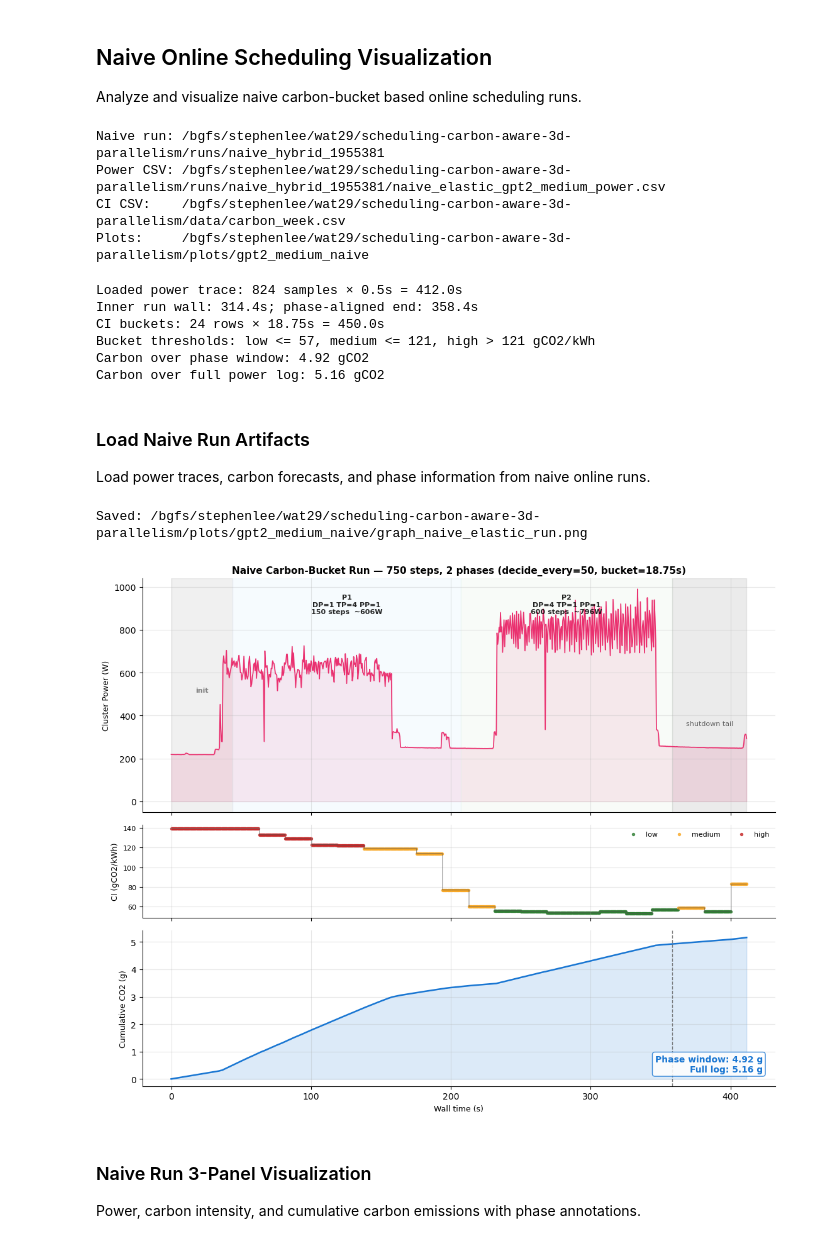
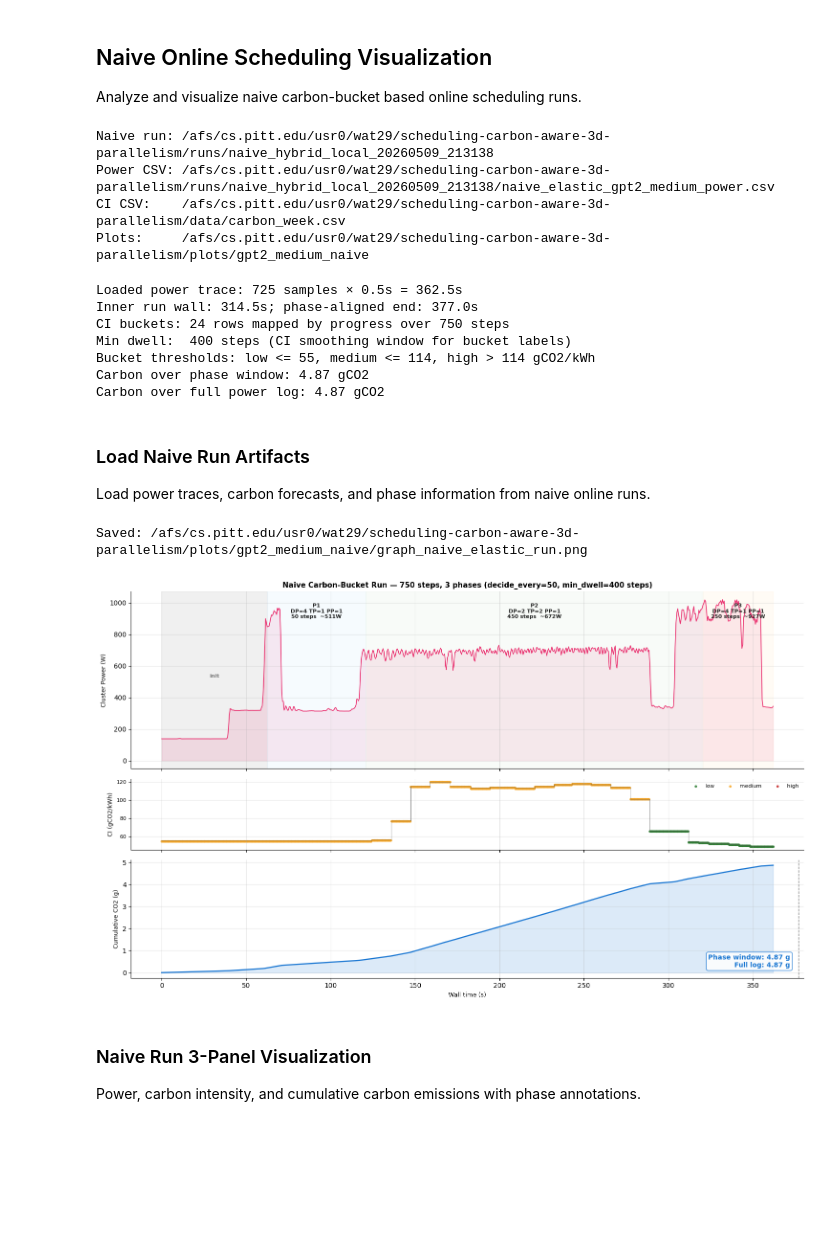
Before and after one commit to Wafik20/scheduling-carbon-aware-3d-parallelism, a Jupyter notebook: visualize_training.ipynb, the cells around one changed output. Drawn from its saved outputs; the diff is of its cells as text; code cells hidden in the pictures; blank space fills up the shorter version.

```diff
--- a/visualize_training.ipynb
+++ b/visualize_training.ipynb
@@ -814,11 +814,11 @@ import json
 
 Analyze and visualize naive carbon-bucket based online scheduling runs.
 # %%
-# run specific paths
+# run-specific paths
 BASE = globals().get("BASE", os.getcwd())
 NAIVE_RUN_DIR = os.environ.get(
     "NAIVE_RUN_DIR",
-    os.path.join(BASE, "runs", "naive_hybrid_1955381"),
+    os.path.join(BASE, "runs", "naive_hybrid_local_20260509_213138"),
 )
 MODEL_NAME = "gpt2_medium"
 CARBON_CSV = os.path.join(BASE, "data", "carbon_week.csv")
@@ -832,10 +832,10 @@ print(f"Power CSV: {POWER_CSV}")
 print(f"CI CSV:    {CARBON_CSV}")
 print(f"Plots:     {PLOTS_DIR}")
 # %% [output]
-Naive run: /bgfs/stephenlee/wat29/scheduling-carbon-aware-3d-parallelism/runs/naive_hybrid_1955381
-Power CSV: /bgfs/stephenlee/wat29/scheduling-carbon-aware-3d-parallelism/runs/naive_hybrid_1955381/naive_elastic_gpt2_medium_power.csv
-CI CSV:    /bgfs/stephenlee/wat29/scheduling-carbon-aware-3d-parallelism/data/carbon_week.csv
-Plots:     /bgfs/stephenlee/wat29/scheduling-carbon-aware-3d-parallelism/plots/gpt2_medium_naive
+Naive run: /afs/cs.pitt.edu/usr0/wat29/scheduling-carbon-aware-3d-parallelism/runs/naive_hybrid_local_20260509_213138
+Power CSV: /afs/cs.pitt.edu/usr0/wat29/scheduling-carbon-aware-3d-parallelism/runs/naive_hybrid_local_20260509_213138/naive_elastic_gpt2_medium_power.csv
+CI CSV:    /afs/cs.pitt.edu/usr0/wat29/scheduling-carbon-aware-3d-parallelism/data/carbon_week.csv
+Plots:     /afs/cs.pitt.edu/usr0/wat29/scheduling-carbon-aware-3d-parallelism/plots/gpt2_medium_naive
 # %%
 # load naive run artifacts and actual power trace
 online_df = load_power_csv(POWER_CSV)
@@ -852,8 +852,13 @@ with open(os.path.join(NAIVE_RUN_DIR, "naive_scheduler_config.json")) as f:
     scheduler_cfg = json.load(f)
 
 ci_values = pd.read_csv(CARBON_CSV)["carbon"].to_numpy(dtype=float)
-BUCKET_SECONDS = float(results.get("seconds_per_forecast_bucket", 3600.0))
-CI_HORIZON_S = len(ci_values) * BUCKET_SECONDS
+
+# The naive scheduler maps step → CSV row by progress fraction
+# (step / total_steps), not wall time. We mirror that here so the plot's
+# bucket shading lines up with what decide() actually classified.
+TOTAL_STEPS     = int(results.get("total_steps", 0))
+MIN_DWELL_STEPS = int(results.get("min_dwell_steps", 0) or 0)
+SCHEDULER_TYPE  = results.get("scheduler_type", "naive")
 
 sorted_ci = np.sort(ci_values)
 low_max = sorted_ci[max(0, min(len(sorted_ci) - 1, len(sorted_ci) // 3 - 1))]
@@ -866,23 +871,39 @@ def carbon_bucket(ci):
         return "medium"
     return "high"
 
-def ci_at_scheduler_time(t):
-    idx = min(int(max(t, 0) // BUCKET_SECONDS), len(ci_values) - 1)
-    return ci_values[idx]
+def ci_at_step(step):
+    """Raw (unsmoothed) CI the run experienced at this step."""
+    if TOTAL_STEPS <= 0:
+        return float(ci_values[0])
+    idx = int((max(step, 0) / TOTAL_STEPS) * len(ci_values))
+    return float(ci_values[max(0, min(idx, len(ci_values) - 1))])
 
+def smoothed_ci_at_step(step):
+    """Window-averaged CI the scheduler classifies on (matches NaiveScheduler)."""
+    n = len(ci_values)
+    if TOTAL_STEPS <= 0:
+        return float(ci_values[0])
+    idx_start = int((max(step, 0) / TOTAL_STEPS) * n)
+    idx_start = max(0, min(idx_start, n - 1))
+    if MIN_DWELL_STEPS == 0:
+        return float(ci_values[idx_start])
+    idx_end = int(((max(step, 0) + MIN_DWELL_STEPS) / TOTAL_STEPS) * n)
+    idx_end = max(idx_start, min(idx_end, n - 1))
+    return float(np.mean(ci_values[idx_start:idx_end + 1]))
+
+# Align inner-script phases against the external PowerMonitor trace.
 training_start_idx = next((i for i, step in enumerate(time_step) if step > 0), 0)
 training_start_t = training_start_idx * INTERVAL_SECONDS
 
-# Phase spans are reported by the inner script. Align them to the first nonzero
-# training step in the external PowerMonitor trace.
 phase_walls = [training_start_t]
 for p in phases:
     phase_walls.append(phase_walls[-1] + p["reconfig_s"] + p["train_s"] + p["save_s"])
 run_end_t = phase_walls[-1]
 
-scheduler_wall_time = np.maximum(0.0, wall_time - training_start_t)
-ci_trace = np.array([ci_at_scheduler_time(t) for t in scheduler_wall_time])
-bucket_trace = np.array([carbon_bucket(c) for c in ci_trace])
+# Use time_step directly (it's exactly the iteration counter the scheduler
+# saw at each power sample) to map sample → CSV row.
+ci_trace = np.array([ci_at_step(s) for s in time_step])
+bucket_trace = np.array([carbon_bucket(smoothed_ci_at_step(s)) for s in time_step])
 
 cum_g, total_g_powerlog = compute_carbon(power, ci_trace, INTERVAL_SECONDS)
 run_mask = wall_time <= run_end_t
@@ -890,17 +911,19 @@ _, total_g_run_window = compute_carbon(power[run_mask], ci_trace[run_mask], INTE
 
 print(f"Loaded power trace: {n_samples} samples × {INTERVAL_SECONDS}s = {n_samples * INTERVAL_SECONDS:.1f}s")
 print(f"Inner run wall: {results['total_wall_s']:.1f}s; phase-aligned end: {run_end_t:.1f}s")
-print(f"CI buckets: {len(ci_values)} rows × {BUCKET_SECONDS:.2f}s = {CI_HORIZON_S:.1f}s")
+print(f"CI buckets: {len(ci_values)} rows mapped by progress over {TOTAL_STEPS} steps")
+print(f"Min dwell:  {MIN_DWELL_STEPS} steps (CI smoothing window for bucket labels)")
 print(f"Bucket thresholds: low <= {low_max:.0f}, medium <= {med_max:.0f}, high > {med_max:.0f} gCO2/kWh")
 print(f"Carbon over phase window: {total_g_run_window:.2f} gCO2")
 print(f"Carbon over full power log: {total_g_powerlog:.2f} gCO2")
 # %% [output]
-Loaded power trace: 824 samples × 0.5s = 412.0s
-Inner run wall: 314.4s; phase-aligned end: 358.4s
-CI buckets: 24 rows × 18.75s = 450.0s
-Bucket thresholds: low <= 57, medium <= 121, high > 121 gCO2/kWh
-Carbon over phase window: 4.92 gCO2
-Carbon over full power log: 5.16 gCO2
+Loaded power trace: 725 samples × 0.5s = 362.5s
+Inner run wall: 314.5s; phase-aligned end: 377.0s
+CI buckets: 24 rows mapped by progress over 750 steps
+Min dwell:  400 steps (CI smoothing window for bucket labels)
+Bucket thresholds: low <= 55, medium <= 114, high > 114 gCO2/kWh
+Carbon over phase window: 4.87 gCO2
+Carbon over full power log: 4.87 gCO2
 # %% [markdown]
 ### Load Naive Run Artifacts
 
@@ -908,7 +931,7 @@ Load power traces, carbon forecasts, and phase information from naive online run
 # %%
 # naive run 3-panel plot using actual PowerMonitor CSV
 fig, (ax1, ax2, ax3) = plt.subplots(
-    3, 1, figsize=(11, 9), sharex=True,
+    3, 1, figsize=(15, 9), sharex=True,
     gridspec_kw={"height_ratios": [3, 1.2, 2]},
 )
 
@@ -917,7 +940,7 @@ ax1.fill_between(wall_time, 0, power, alpha=0.12, color=COLORS["schedule"])
 ax1.set_ylabel("Cluster Power (W)", fontsize=9)
 ax1.set_title(
     f"Naive Carbon-Bucket Run — {results['total_steps']} steps, {len(phases)} phases "
-    f"(decide_every={results['decide_every']}, bucket={BUCKET_SECONDS:.2f}s)",
+    f"(decide_every={results['decide_every']}, min_dwell={MIN_DWELL_STEPS} steps)",
     fontsize=11, fontweight="bold",
 )
 
@@ -945,35 +968,35 @@ if run_end_t < wall_time[-1]:
     ax1.text((run_end_t + wall_time[-1]) / 2, ax1.get_ylim()[1] * 0.35,
              "shutdown tail", ha="center", va="center", fontsize=8,
              color="#555", alpha=0.9)
 
 bucket_colors = {"low": "#2E7D32", "medium": "#F9A825", "high": "#C62828"}
 for b, color in bucket_colors.items():
     mask = bucket_trace == b
     ax2.scatter(wall_time[mask], ci_trace[mask], s=8, color=color, label=b, alpha=0.8)
 ax2.step(wall_time, ci_trace, where="post", color="#555555", linewidth=0.8, alpha=0.6)
 ax2.set_ylabel("CI (gCO2/kWh)", fontsize=9)
 ax2.legend(frameon=False, fontsize=8, ncol=3, loc="upper right")
 ax2.tick_params(labelsize=8)
 
 ax3.plot(wall_time, cum_g, color="#1976D2", linewidth=1.8)
 ax3.fill_between(wall_time, 0, cum_g, alpha=0.15, color="#1976D2")
 ax3.axvline(run_end_t, color="#616161", linestyle="--", linewidth=1.0, alpha=0.8)
 ax3.set_ylabel("Cumulative CO2 (g)", fontsize=9)
 ax3.set_xlabel("Wall time (s)", fontsize=9)
 ax3.text(0.98, 0.08,
          f"Phase window: {total_g_run_window:.2f} g\nFull log: {total_g_powerlog:.2f} g",
          transform=ax3.transAxes, ha="right", va="bottom",
          fontsize=10, fontweight="bold", color="#1976D2",
          bbox=dict(boxstyle="round", facecolor="white", edgecolor="#1976D2", alpha=0.85))
 
 plt.tight_layout()
 out = os.path.join(PLOTS_DIR, "graph_naive_elastic_run.png")
 plt.savefig(out, dpi=150, bbox_inches="tight")
 print(f"Saved: {out}")
 plt.show()
 # %% [output]
-Saved: /bgfs/stephenlee/wat29/scheduling-carbon-aware-3d-parallelism/plots/gpt2_medium_naive/graph_naive_elastic_run.png
+Saved: /afs/cs.pitt.edu/usr0/wat29/scheduling-carbon-aware-3d-parallelism/plots/gpt2_medium_naive/graph_naive_elastic_run.png
-[figure, old version]
+[figure, new version]
 # %% [markdown]
 ### Naive Run 3-Panel Visualization
 
```
Also changed, not shown: parts of 23 cells of this notebook, 32 other files.
